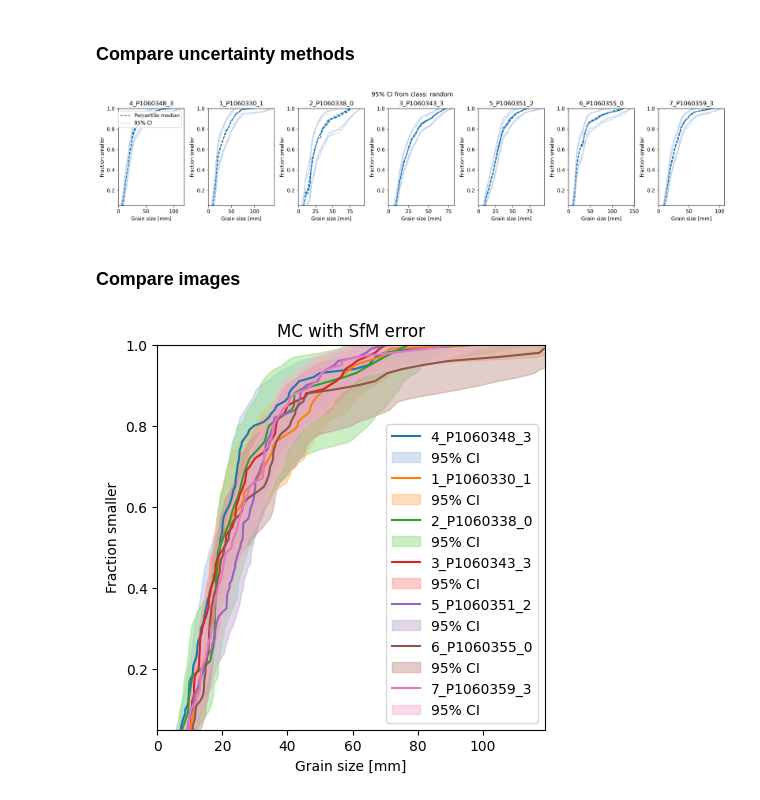
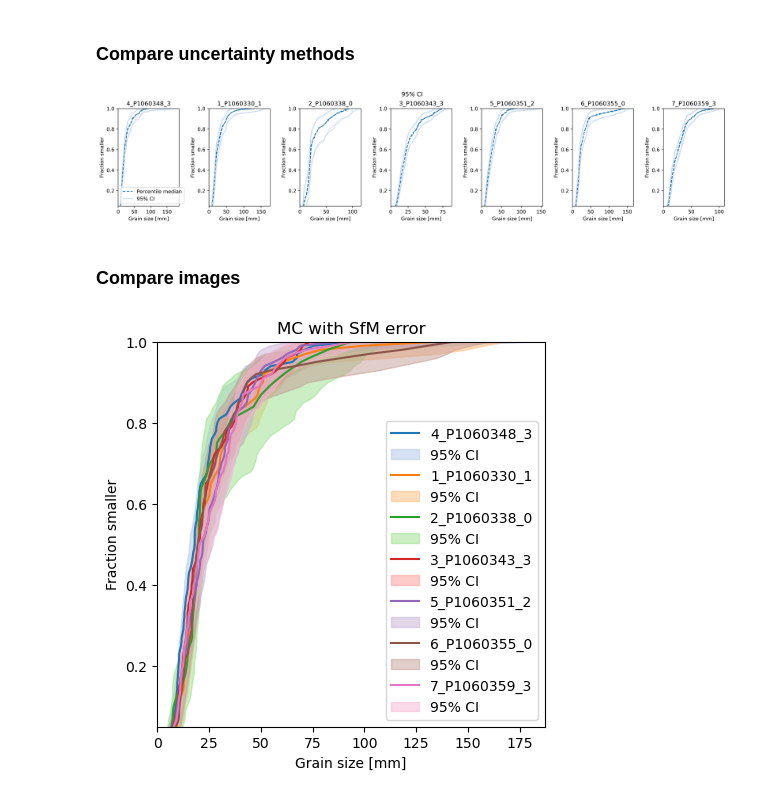
Before and after one commit to dmair1989/imagegrains, a Jupyter notebook: notebooks/4_gsd_uncertainty.ipynb, the cells around one changed output. Cells and saved outputs as stored; diff of their text form; code cells hidden in the pictures.

```diff
--- a/notebooks/4_gsd_uncertainty.ipynb
+++ b/notebooks/4_gsd_uncertainty.ipynb
@@ -36,6 +27,7 @@ res_dict_si = gsd_uncertainty.dataset_uncertainty(gsds,method='MC_SfM',sfm_error
 ### Compare uncertainty methods
 # %%
 mcs,ids = gsd_uncertainty.read_set_unc(PATH)
+mcs = [k for k in mcs if 'fh_boosted_2' in k]
 elem={
         'CI_bounds':'','median':'',
         'colors':[plt.cm.get_cmap('tab20')(i) for i in range(len(mcs))]
@@ -47,15 +50,15 @@ for j in range(len(ids)):
         if ids[j] in mcs[i]:
             df = gsd_uncertainty.read_unc(mcs[i])
             plt.subplot(3,len(ids),j+1)
-            plotting.uncertainty.plot_gsd(df,elem=elem)
+            plotting.plot_gsd(df,elem=elem)
             plt.title(ids[j])
             if i == 0:
                 plt.legend()
     plt.xlabel('Grain size [mm]'), plt.ylabel('Fraction smaller')
-plt.suptitle('95% CI from class: random')
+plt.suptitle('95% CI')
 plt.tight_layout()
 # %% [output]
-[figure, old version]
+[figure, new version]
 # %% [markdown]
 ### Compare images
 # %%
@@ -66,15 +69,15 @@ elem={
 # %%
 plt.figure(figsize=(5,5))
 cix=0
 for j in range(len(ids)):
     for i in range(len(mcs)):
         if ids[j] in mcs[i]:
             if 'SfM' in mcs[i]:
                 df = gsd_uncertainty.read_unc(mcs[i])
-                plotting.uncertainty.plot_gsd(df,elem=elem,data_ID=ids[j],cix=cix)
+                plotting.plot_gsd(df,elem=elem,data_ID=ids[j],cix=cix)
     cix+=2
 plt.title('MC with SfM error')
 plt.xlabel('Grain size [mm]'), plt.ylabel('Fraction smaller')
 plt.legend();
 # %% [output]
-[figure, old version]
+[figure, new version]
```
Also changed, not shown: parts of 10 cells of this notebook, 1 other file.
